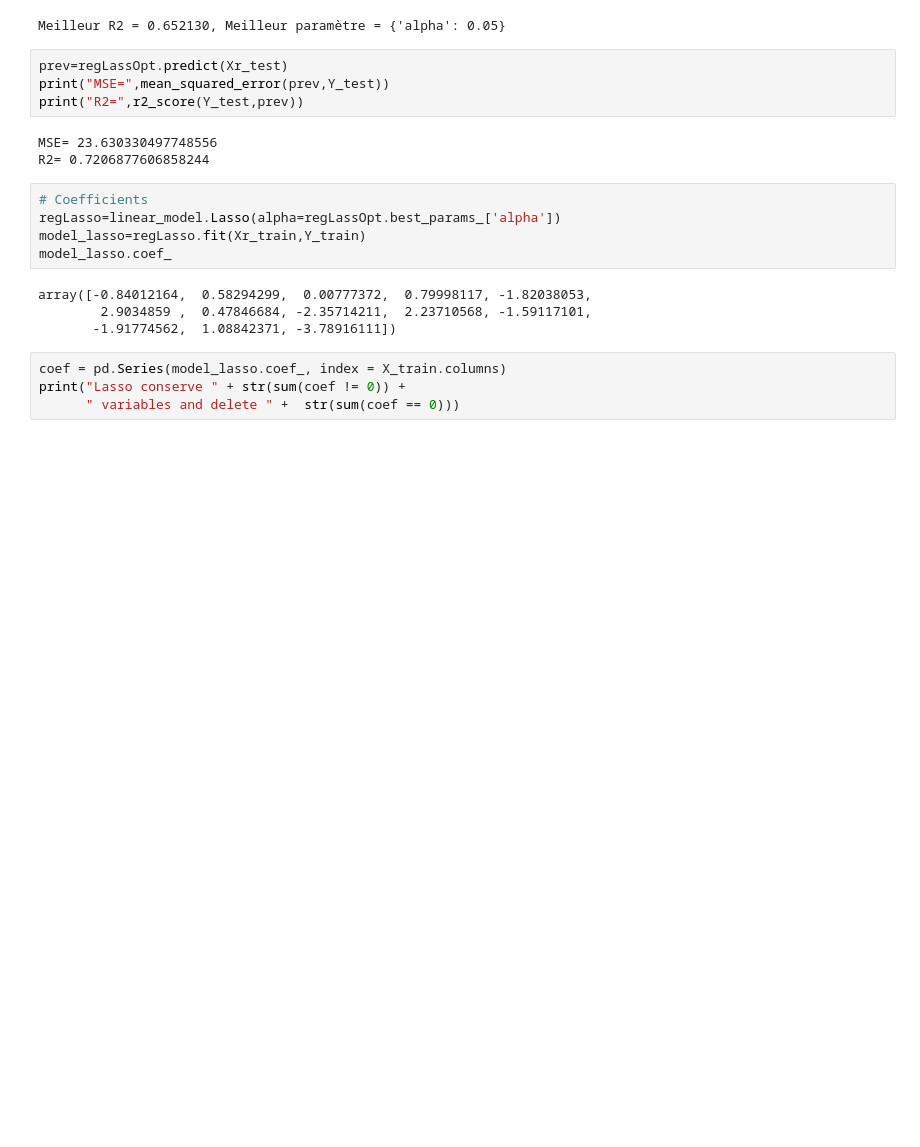
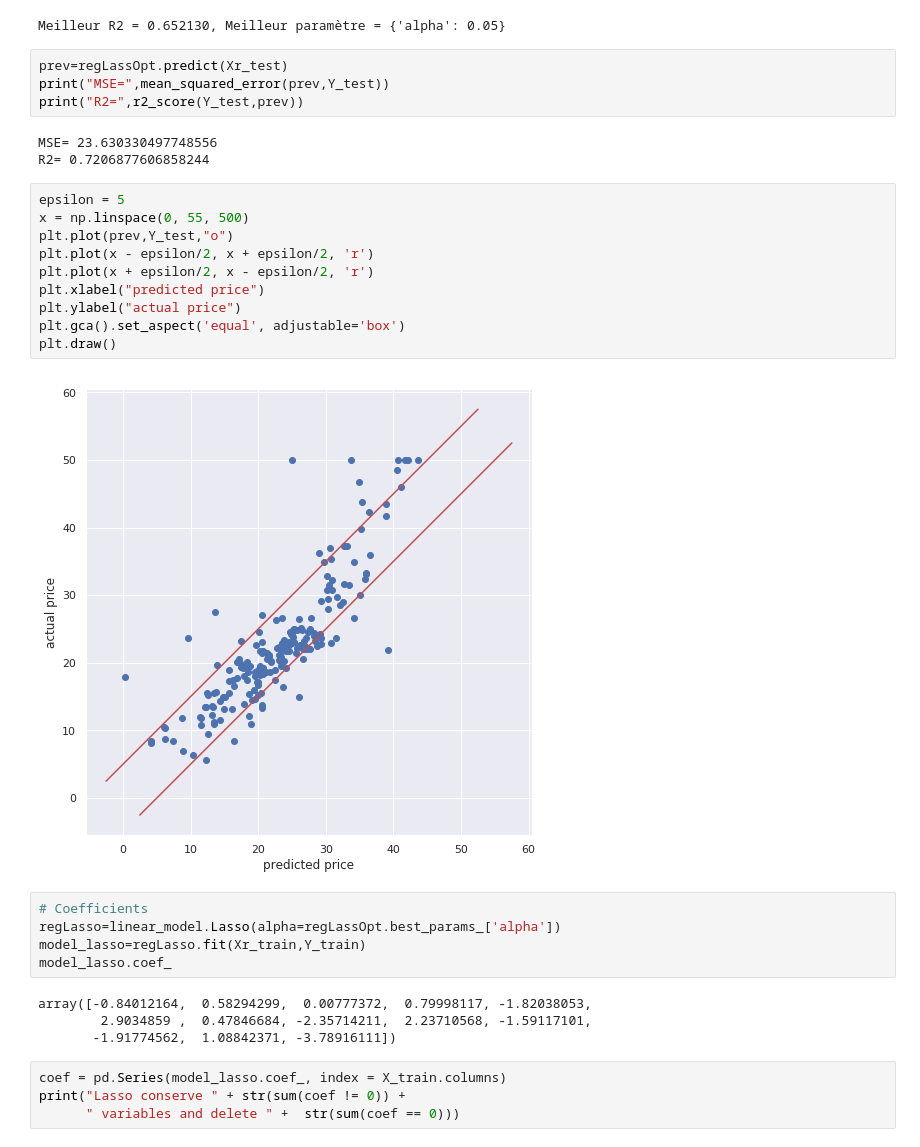
Before and after one commit to Guerouan/machine-learning, a Jupyter notebook: Predicting_Boston's_expenses_ws.ipynb, the cells around one changed output. Drawn from its saved outputs; the diff is of its cells as text; blank space fills up the shorter version.

```diff
--- a/Predicting_Boston's_expenses_ws.ipynb
+++ b/Predicting_Boston's_expenses_ws.ipynb
@@ -301,6 +322,18 @@ print("R2=",r2_score(Y_test,prev))
 # %% [output]
 MSE= 23.630330497748556
 R2= 0.7206877606858244
+# %%
+epsilon = 5
+x = np.linspace(0, 55, 500)
+plt.plot(prev,Y_test,"o")
+plt.plot(x - epsilon/2, x + epsilon/2, 'r')
+plt.plot(x + epsilon/2, x - epsilon/2, 'r')
+plt.xlabel("predicted price")
+plt.ylabel("actual price")
+plt.gca().set_aspect('equal', adjustable='box')
+plt.draw()
+# %% [output]
+[figure, added]
 # %%
 # Coefficients
 regLasso=linear_model.Lasso(alpha=regLassOpt.best_params_['alpha'])
```
Also changed, not shown: parts of 38 cells of this notebook.
